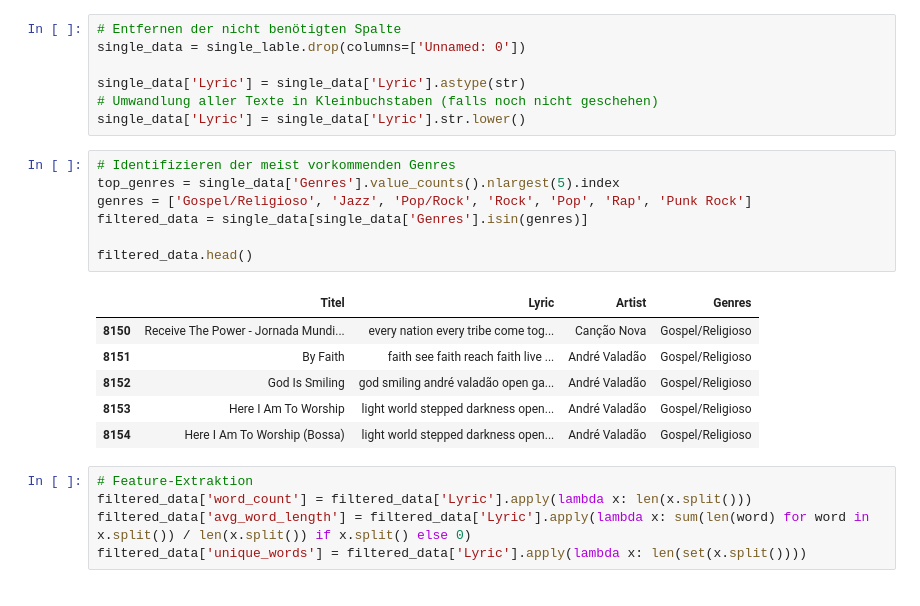
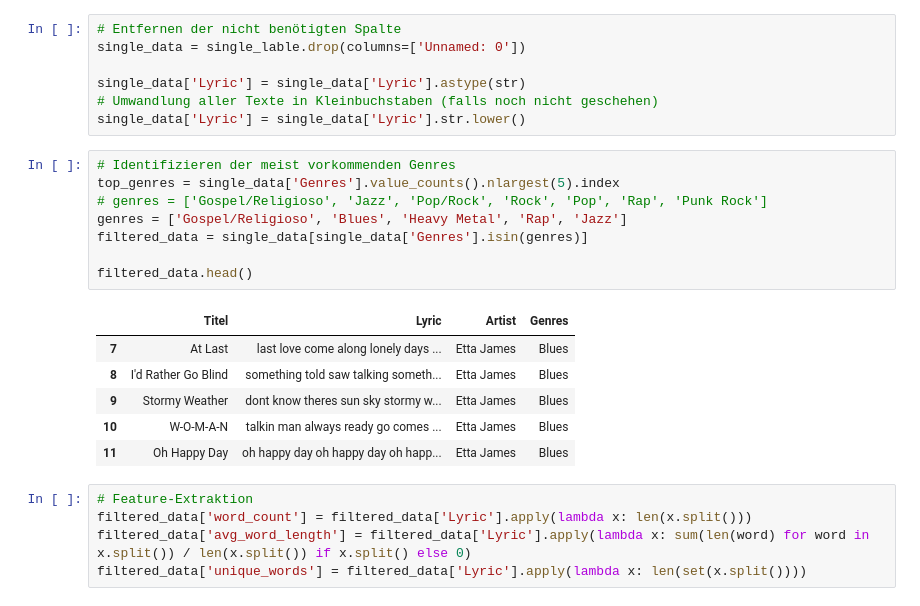
Before and after one commit to herbertgruen/NLP_FH_PROJEKT, a Jupyter notebook: LSTM.ipynb, the cells around one changed output. Cells and saved outputs as stored; diff of their text form.

```diff
--- a/LSTM.ipynb
+++ b/LSTM.ipynb
@@ -67,17 +67,18 @@ single_data['Lyric'] = single_data['Lyric'].str.lower()
 # %%
 # Identifizieren der meist vorkommenden Genres
 top_genres = single_data['Genres'].value_counts().nlargest(5).index
-genres = ['Gospel/Religioso', 'Jazz', 'Pop/Rock', 'Rock', 'Pop', 'Rap', 'Punk Rock']
+# genres = ['Gospel/Religioso', 'Jazz', 'Pop/Rock', 'Rock', 'Pop', 'Rap', 'Punk Rock']
+genres = ['Gospel/Religioso', 'Blues', 'Heavy Metal', 'Rap', 'Jazz']
 filtered_data = single_data[single_data['Genres'].isin(genres)]
 
 filtered_data.head()
 # %% [output]
 |  | Titel | Lyric | Artist | Genres |
-| 8150 | Receive The Power - Jornada Mundi... | every nation every tribe come tog... | Canção Nova | Gospel/Religioso |
-| 8151 | By Faith | faith see faith reach faith live ... | André Valadão | Gospel/Religioso |
-| 8152 | God Is Smiling | god smiling andré valadão open ga... | André Valadão | Gospel/Religioso |
-| 8153 | Here I Am To Worship | light world stepped darkness open... | André Valadão | Gospel/Religioso |
-| 8154 | Here I Am To Worship (Bossa) | light world stepped darkness open... | André Valadão | Gospel/Religioso |
+| 7 | At Last | last love come along lonely days ... | Etta James | Blues |
+| 8 | I'd Rather Go Blind | something told saw talking someth... | Etta James | Blues |
+| 9 | Stormy Weather | dont know theres sun sky stormy w... | Etta James | Blues |
+| 10 | W-O-M-A-N | talkin man always ready go comes ... | Etta James | Blues |
+| 11 | Oh Happy Day | oh happy day oh happy day oh happ... | Etta James | Blues |
 # %%
 # Feature-Extraktion
 filtered_data['word_count'] = filtered_data['Lyric'].apply(lambda x: len(x.split()))
```
Also changed, not shown: parts of 10 cells of this notebook.
